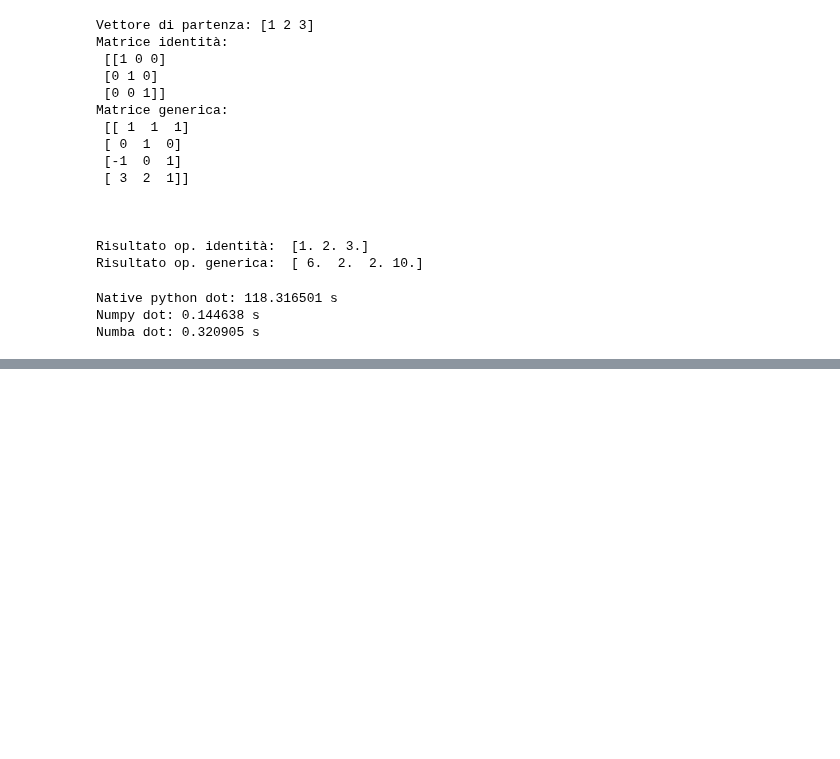
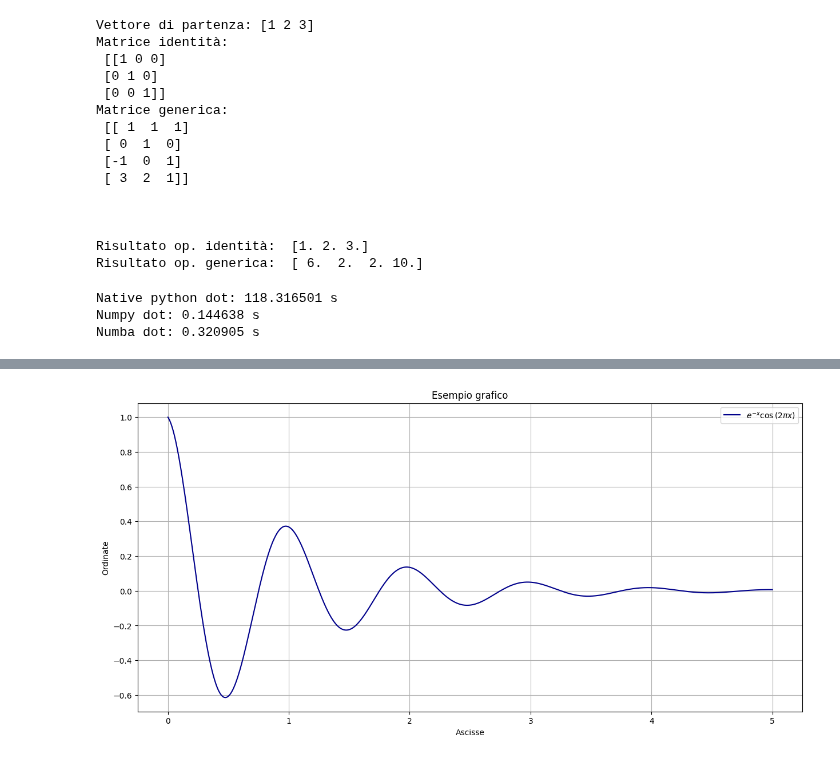
Before and after one commit to Negrini085/DeepLearning, a Jupyter notebook: Esercitazioni/lab_02.ipynb, the cells around one changed output, grey strips where cells are left out. Saved outputs shown, nothing was run; the diff lists cells and outputs as text; code cells hidden in the pictures; blank space fills up the shorter version.

```diff
--- a/Esercitazioni/lab_02.ipynb
+++ b/Esercitazioni/lab_02.ipynb
@@ -221,0 +248,19 @@ Numba dot: 0.320905 s
+# %%
+# Genero la funzione della quale voglio fare il plot
+x = np.linspace(0, 5, 1000)
+y = np.exp(-x) * np.cos(2*np.pi*x)
+
+
+# Creo grafico e abbellisco come necessario
+fig = plt.figure(figsize = (15, 7))
+plt.plot(x, y, color = "darkblue", label = r"$e^{-x}\cos{\left(2\pi x\right)}$")
+
+plt.title("Esempio grafico")
+plt.ylabel("Ordinate")
+plt.xlabel("Ascisse")
+
+plt.legend(loc="best")
+plt.grid(True)
+plt.show()
+# %% [output]
+[figure, added]
```
Also changed, not shown: parts of 3 cells of this notebook.
